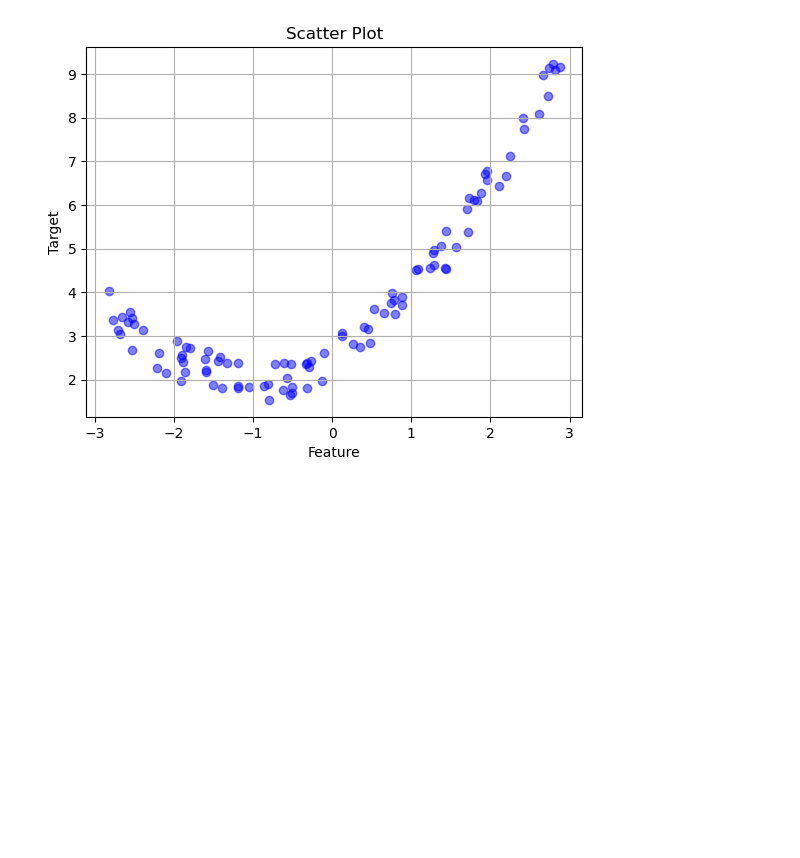
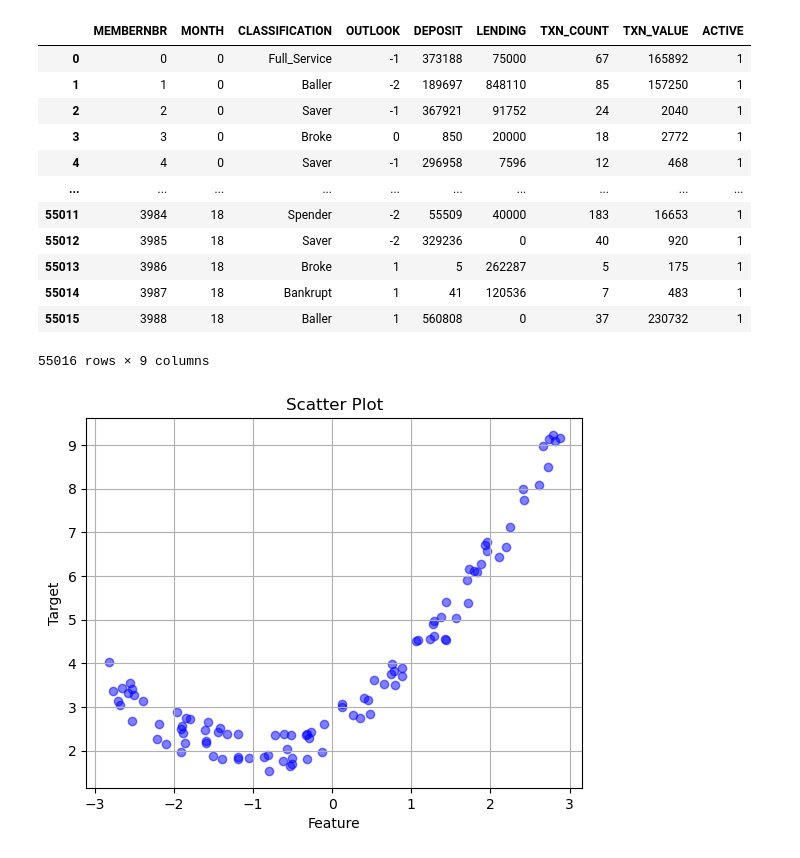
Before and after one commit to derek-dewald/Python_Tools, a Jupyter notebook: JupyterNotebooks/TEMP.ipynb, the cells around one changed output. Drawn from its saved outputs; the diff is of its cells as text; code cells hidden in the pictures; blank space fills up the shorter version.

```diff
--- a/JupyterNotebooks/TEMP.ipynb
+++ b/JupyterNotebooks/TEMP.ipynb
@@ -10,2 +6,0 @@ from Visualization import Heatmap,plot_histograms,plot_scatter_matrix
-# %%
-pd.set_option('display.float_format', lambda x: f'{x:.2f}')
@@ -135,3 +32,21 @@ plot_scatter_matrix(df,'DepositBalance')
+# %%
+from DataSets import GenerateFakeMemberDF
+d = GenerateFakeMemberDF(2000,18)
+d
+# %% [output]
+|  | MEMBERNBR | MONTH | CLASSIFICATION | OUTLOOK | DEPOSIT | LENDING | TXN_COUNT | TXN_VALUE | ACTIVE |
+| 0 | 0 | 0 | Full_Service | -1 | 373188 | 75000 | 67 | 165892 | 1 |
+| 1 | 1 | 0 | Baller | -2 | 189697 | 848110 | 85 | 157250 | 1 |
+| 2 | 2 | 0 | Saver | -1 | 367921 | 91752 | 24 | 2040 | 1 |
+| 3 | 3 | 0 | Broke | 0 | 850 | 20000 | 18 | 2772 | 1 |
+| 4 | 4 | 0 | Saver | -1 | 296958 | 7596 | 12 | 468 | 1 |
+| ... | ... | ... | ... | ... | ... | ... | ... | ... | ... |
+| 55011 | 3984 | 18 | Spender | -2 | 55509 | 40000 | 183 | 16653 | 1 |
+| 55012 | 3985 | 18 | Saver | -2 | 329236 | 0 | 40 | 920 | 1 |
+| 55013 | 3986 | 18 | Broke | 1 | 5 | 262287 | 5 | 175 | 1 |
+| 55014 | 3987 | 18 | Bankrupt | 1 | 41 | 120536 | 7 | 483 | 1 |
+| 55015 | 3988 | 18 | Baller | 1 | 560808 | 0 | 37 | 230732 | 1 |
+55016 rows × 9 columns
 # %%
 n = 100
 X = 6 * np.random.rand(n,1)-3
```
Also changed, not shown: parts of 13 cells of this notebook, 9 other files.
